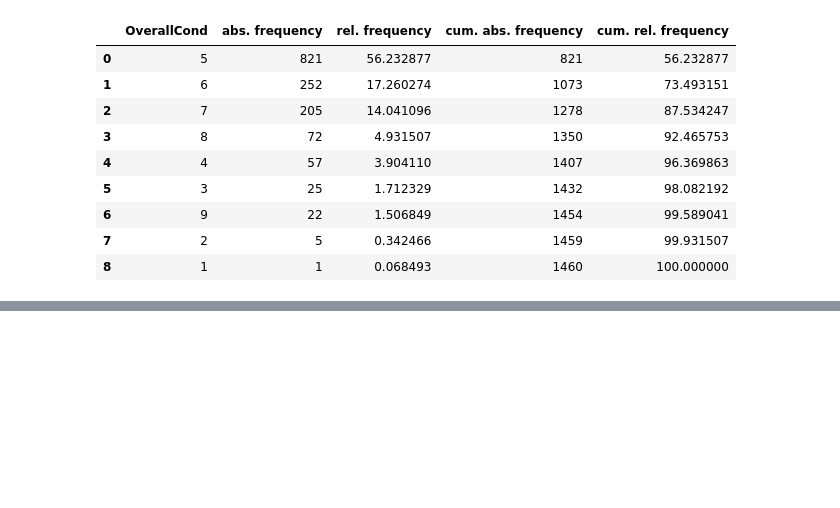
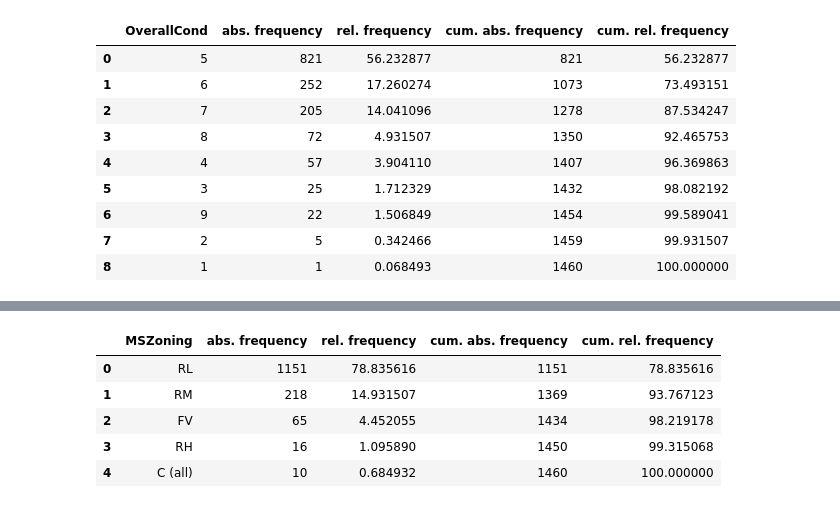
Before and after one commit to ashen007/Housing-Sale-Price-analysis, a Jupyter notebook: notebooks/univarient.ipynb, the cells around one changed output, grey strips where cells are left out. Saved outputs shown, nothing was run; the diff lists cells and outputs as text; code cells hidden in the pictures; blank space fills up the shorter version.

```diff
--- a/notebooks/univarient.ipynb
+++ b/notebooks/univarient.ipynb
@@ -130,0 +151,9 @@ freq_(disc_,'OverallCond')
+# %%
+freq_(cat_feat,'MSZoning')
+# %% [output]
+|  | MSZoning | abs. frequency | rel. frequency | cum. abs. frequency | cum. rel. frequency |
+| 0 | RL | 1151 | 78.835616 | 1151 | 78.835616 |
+| 1 | RM | 218 | 14.931507 | 1369 | 93.767123 |
+| 2 | FV | 65 | 4.452055 | 1434 | 98.219178 |
+| 3 | RH | 16 | 1.095890 | 1450 | 99.315068 |
+| 4 | C (all) | 10 | 0.684932 | 1460 | 100.000000 |
```
Also changed, not shown: parts of 1 cell of this notebook.
